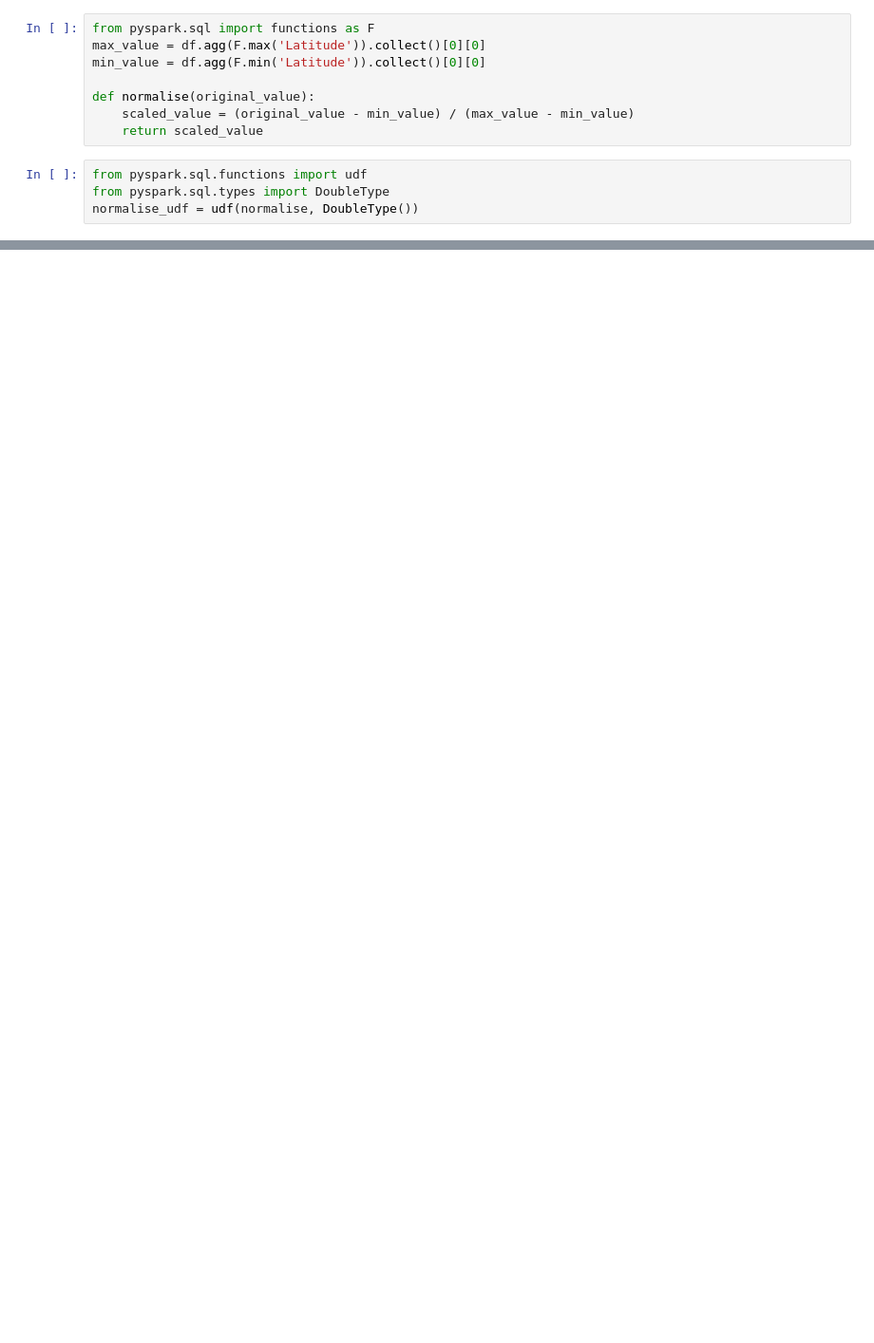
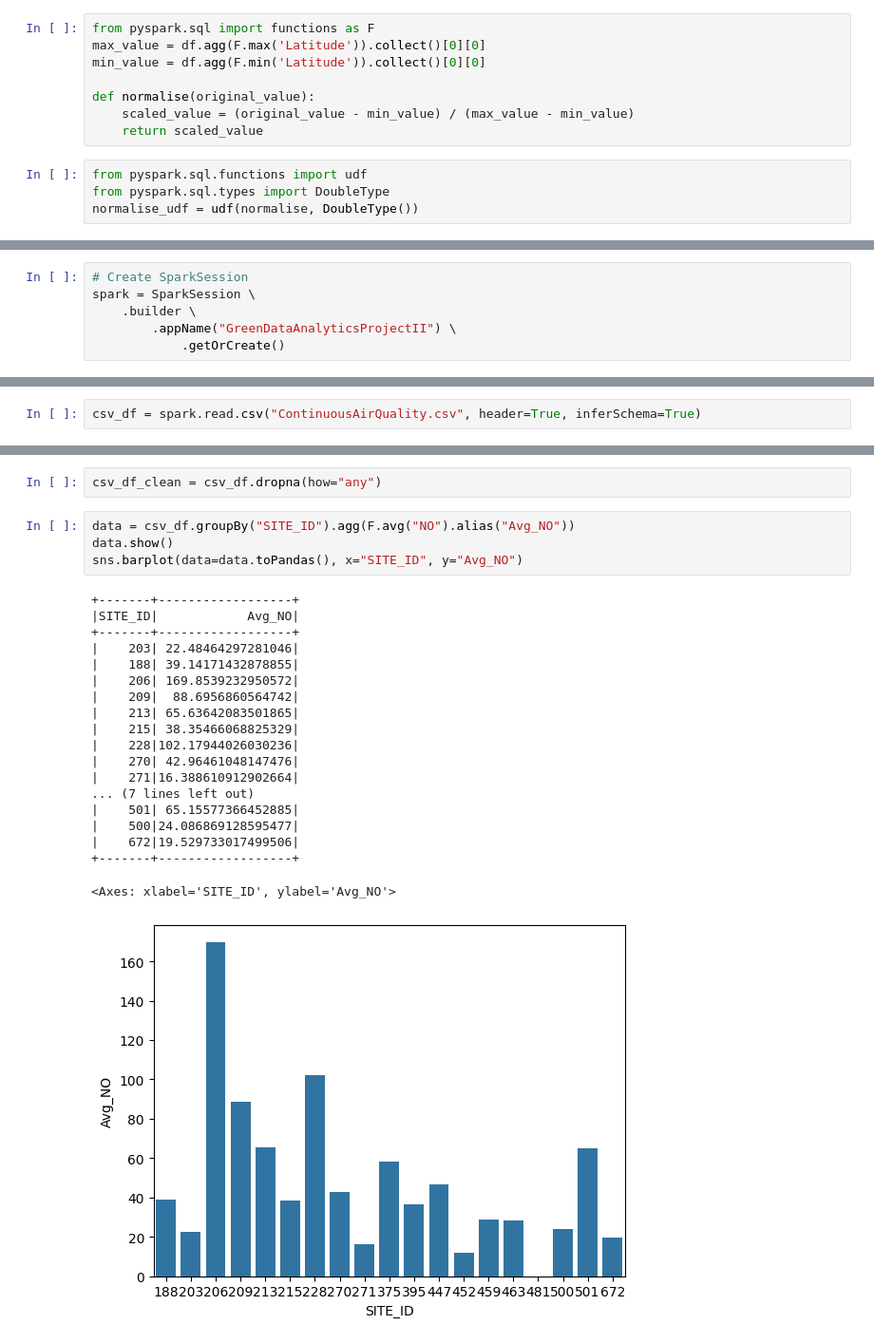
Before and after one commit to abdi-ismail/green-data-analytics, a Jupyter notebook: notebook.ipynb, the cells around one changed output, grey strips where cells are left out. Shown at 95% size. Cells and saved outputs as stored; diff of their text form; blank space fills up the shorter version.

```diff
--- a/notebook.ipynb
+++ b/notebook.ipynb
@@ -111,0 +130,6 @@ df.toPandas().to_csv("cleanedAirQualityData.csv")
+# %%
+# Create SparkSession
+spark = SparkSession \
+    .builder \
+        .appName("GreenDataAnalyticsProjectII") \
+            .getOrCreate()
@@ -111,0 +210,2 @@ df.toPandas().to_csv("cleanedAirQualityData.csv")
+# %%
+csv_df = spark.read.csv("ContinuousAirQuality.csv", header=True, inferSchema=True)
@@ -111,0 +241,26 @@ df.toPandas().to_csv("cleanedAirQualityData.csv")
+# %%
+csv_df_clean = csv_df.dropna(how="any")
+# %%
+data = csv_df.groupBy("SITE_ID").agg(F.avg("NO").alias("Avg_NO"))
+data.show()
+sns.barplot(data=data.toPandas(), x="SITE_ID", y="Avg_NO")
+# %% [output]
++-------+------------------+
+|SITE_ID|            Avg_NO|
++-------+------------------+
+|    203| 22.48464297281046|
+|    188| 39.14171432878855|
+|    206| 169.8539232950572|
+|    209|  88.6956860564742|
+|    213| 65.63642083501865|
+|    215| 38.35466068825329|
+|    228|102.17944026030236|
+|    270| 42.96461048147476|
+|    271|16.388610912902664|
+... (7 lines left out)
+|    501| 65.15577366452885|
+|    500|24.086869128595477|
+|    672|19.529733017499506|
++-------+------------------+
+<Axes: xlabel='SITE_ID', ylabel='Avg_NO'>
+[figure, added]
```
Also changed, not shown: parts of 23 cells of this notebook.
